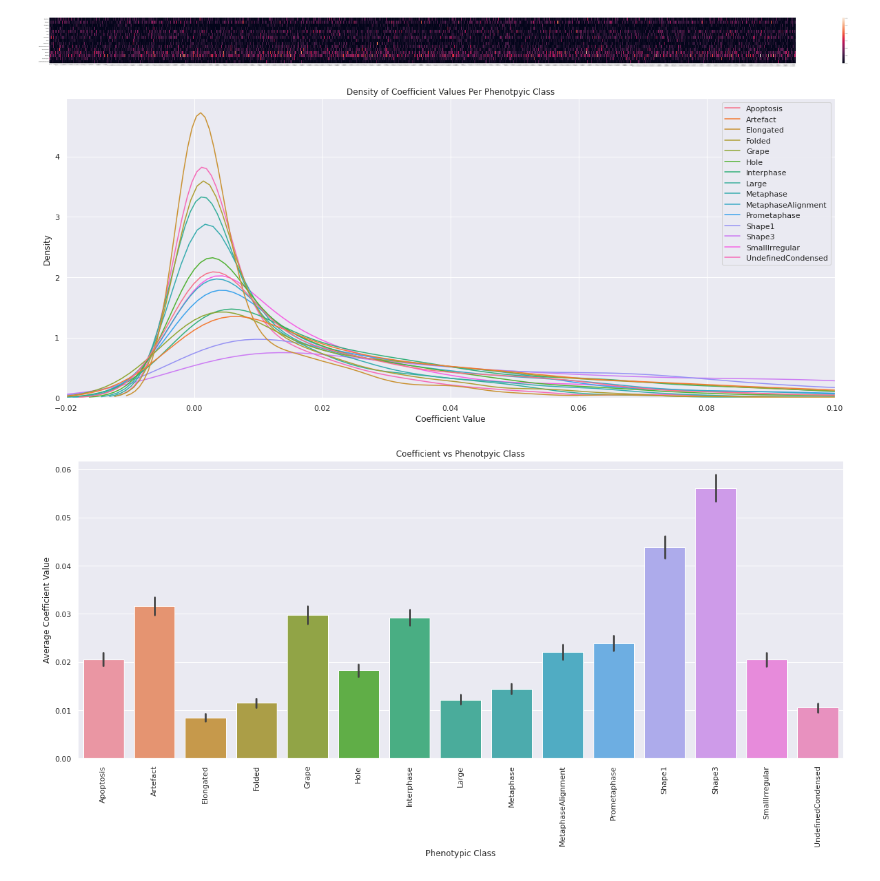
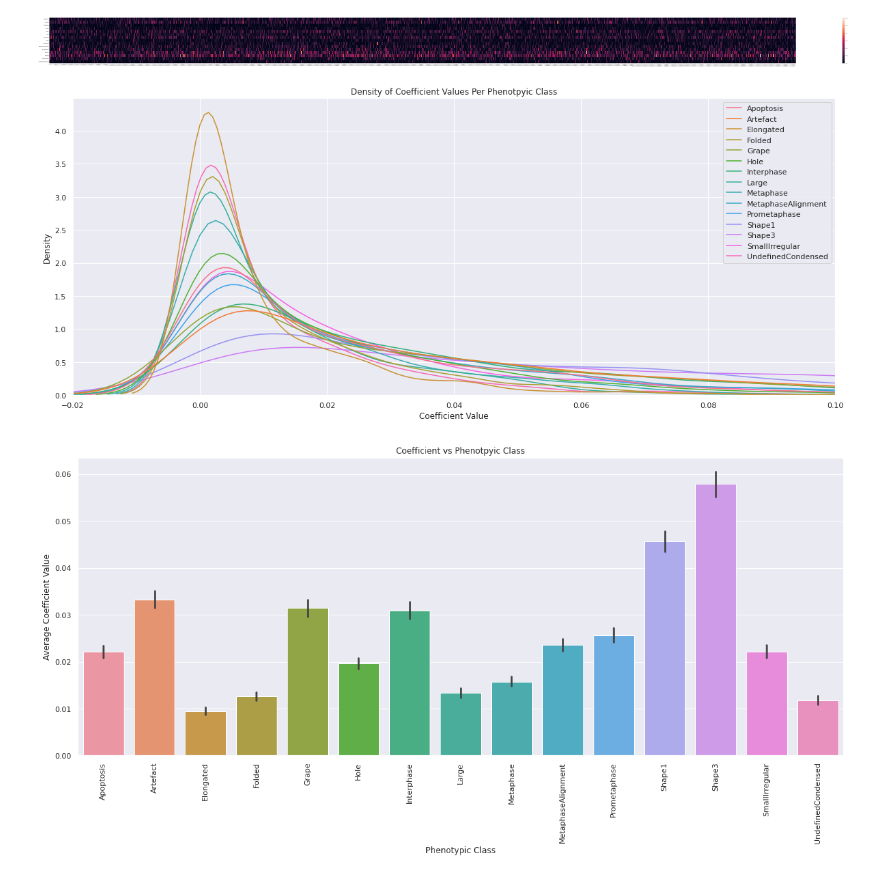
Before and after one commit to WayScience/phenotypic_profiling, a Jupyter notebook: 2.ML_model/DP_trained_model.ipynb, the cells around one changed output. Drawn from its saved outputs; the diff is of its cells as text; code cells hidden in the pictures.

```diff
--- a/2.ML_model/DP_trained_model.ipynb
+++ b/2.ML_model/DP_trained_model.ipynb
@@ -99,4 +98,11 @@ straified_k_folds = StratifiedKFold(n_splits=10, shuffle=False)
 (4123,)
 # %%
 # create logistic regression model with following parameters
-log_reg_model = LogisticRegression(l1_ratio=1, penalty='elasticnet', solver='saga', max_iter=100, n_jobs=-1, random_state=0)
+log_reg_model = LogisticRegression(penalty='elasticnet', solver='saga', max_iter=100, n_jobs=-1, random_state=0)
+# %%
+# hypertune parameters with GridSearchCV
+parameters = {"C":np.logspace(-3,3,7), "l1_ratio":np.linspace(0,1,11)}
+#parameters = {"C":[1.0], "l1_ratio":[0.8]}
+print(f"Parameters being tested: {parameters}")
+grid_search_cv = GridSearchCV(log_reg_model, parameters, cv=straified_k_folds, n_jobs=-1)
+grid_search_cv.fit(X, y)
@@ -102,0 +117,3 @@ log_reg_model = LogisticRegression(l1_ratio=1, penalty='elasticnet', solver='sag
+# %%
+print("Best parameters: ",grid_search_cv.best_params_)
+log_reg_model = LogisticRegression(C=grid_search_cv.best_params_["C"], l1_ratio=grid_search_cv.best_params_["l1_ratio"], penalty='elasticnet', solver='saga', max_iter=100, n_jobs=-1, random_state=0)
@@ -125,29 +157,18 @@ plt.show()
 # %%
-# find absolute value of average coefs
-average_coefs = average_feature_weights(cv_results["estimator"], return_pandas=False)
-
 # display heatmap of average coefs
-classes = cv_results["estimator"][0].classes_
 sns.set(rc={"figure.figsize": (200, 10)})
-ax = sns.heatmap(average_coefs)
-ax = ax.set_yticklabels(classes, rotation=0)
+ax = sns.heatmap(data=average_coefs.T)
 # %% [output]
 [figure]
 # %%
-average_coefs = average_feature_weights(cv_results["estimator"])
-
-apop = average_coefs[["Apoptosis"]].to_numpy()
-apop = np.ravel(apop)
-apop.shape
-
 sns.set(rc = {'figure.figsize':(20,8)})
 plt.xlim(-0.02,0.1)
 plt.xlabel("Coefficient Value")
 plt.ylabel("Density")
 plt.title("Density of Coefficient Values Per Phenotpyic Class")
 ax = sns.kdeplot(data=average_coefs)
 # %% [output]
-[figure, old version]
+[figure, new version]
 # %%
 plt.xlabel("Phenotypic Class")
 plt.ylabel("Average Coefficient Value")
@@ -155,7 +176,7 @@ plt.title("Coefficient vs Phenotpyic Class")
 plt.xticks(rotation=90)
 ax = sns.barplot(data=average_coefs)
 # %% [output]
-[figure, old version]
+[figure, new version]
 # %%
 sns.set(rc = {'figure.figsize':(500,8)})
 plt.xlabel("Deep Learning Feature Number")
```
Also changed, not shown: parts of 9 cells of this notebook, 1 other file.
